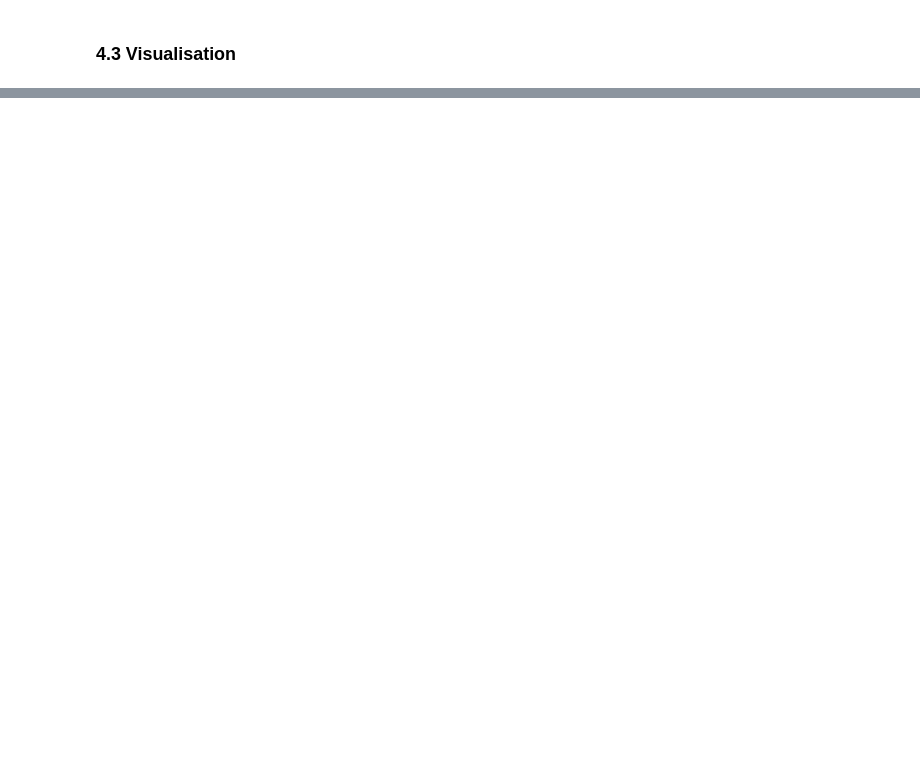
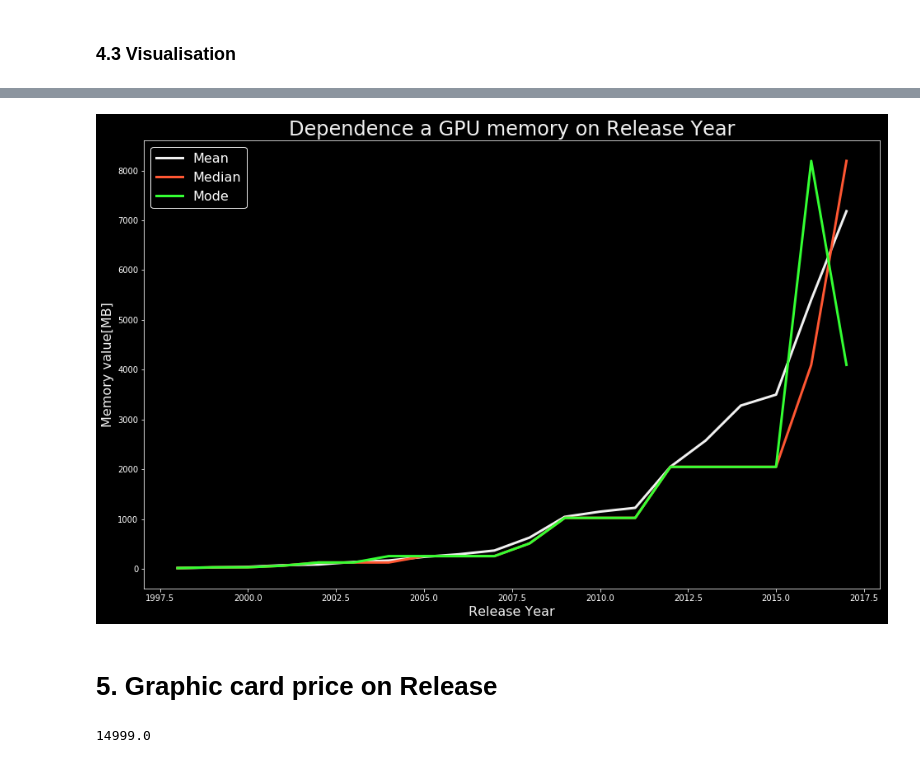
Before and after one commit to lukasy09/KernelDatabase.py, a Jupyter notebook: GPU/gpu_memory.ipynb, the cells around one changed output, grey strips where cells are left out. Cells and saved outputs as stored; diff of their text form; code cells hidden in the pictures; blank space fills up the shorter version.

```diff
--- a/GPU/gpu_memory.ipynb
+++ b/GPU/gpu_memory.ipynb
@@ -172,0 +182,36 @@ plt.show()
+# %%
+""" Counting the median of memory value per each integral year"""
+Y_med = [] # Here we store the vector of means
+for year in X_discrete:
+    median = df[df['Release_Year'] == year[0]]['Memory_Value'].median()
+    Y_med.append(median)
+Y_med = np.array(Y_med)
+
+
+"""Counting the mode of memory value per each integral year """
+
+Y_mod = [] # Here we store the vector of means
+for year in X_discrete:
+    mode = df[df['Release_Year'] == year[0]]['Memory_Value'].mode()
+    Y_mod.append(mode)
+Y_mod = np.array(Y_mod)
+
+Y_mod_2 = []
+for i in range(0, len(Y_mod)):
+    Y_mod_2.append(Y_mod[i][0])
+
+Y_mod = np.array(Y_mod_2)
+# %%
+plt.figure(figsize=(16, 10))
+plt.plot(X_discrete, Y_avg, linewidth = 3, color = color_palette_1[0], label = "Mean")
+plt.plot(X_discrete, Y_med, linewidth = 3, color = color_palette_2[0], label = "Median")
+plt.plot(X_discrete, Y_mod, linewidth = 3, color = color_palette_2[1], label = "Mode")
+plt.title("Dependence a GPU memory on Release Year", fontsize = 24, color = "#f1f1f1")
+plt.legend(loc=2, prop={'size': 16}, frameon=True,shadow=True, edgecolor="#f1f1f1")
+plt.xlabel("Release Year", fontsize = 16, color = "#f1f1f1")
+plt.ylabel("Memory value[MB]", fontsize = 16, color = "#f1f1f1")
+plt.show()
+# %% [output]
+[figure, added]
+# %% [markdown]
+# 5. Graphic card price on Release
@@ -172,0 +220,7 @@ plt.show()
+# %%
+Y_price = np.array(df['Release_Price_Value'][df['Release_Price_Value'] >= 0])
+X_years = np.array(df['Release'][df['Release_Price_Value'] >= 0])
+X_years = X_years.reshape(-1, 1)
+max(Y_price)
+# %% [output]
+14999.0
```
Also changed, not shown: parts of 13 cells of this notebook.
